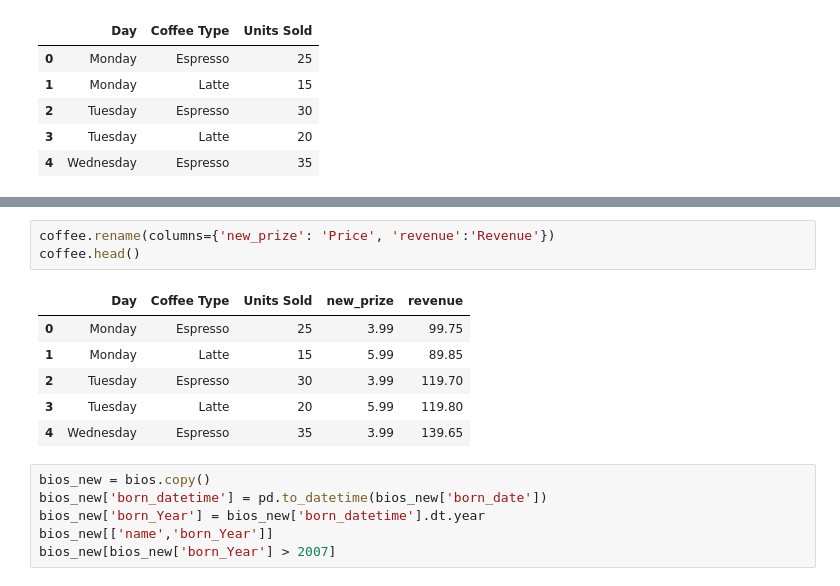
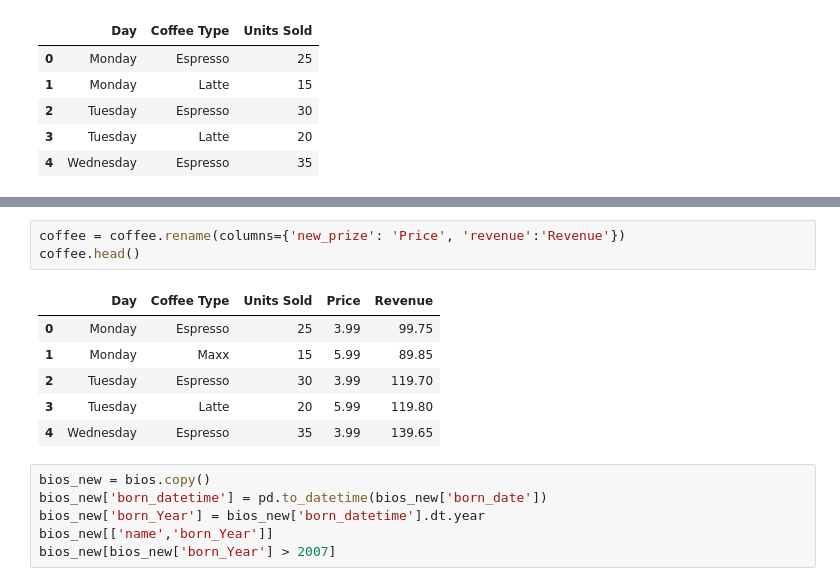
Before and after one commit to pmittal1805/machine-learning-30days, a Jupyter notebook: Day3_Pandas.ipynb, the cells around one changed output, grey strips where cells are left out. Saved outputs shown, nothing was run; the diff lists cells and outputs as text.

```diff
--- a/Day3_Pandas.ipynb
+++ b/Day3_Pandas.ipynb
@@ -291,12 +292,12 @@ coffee.head()
 | 3 | Tuesday | Latte | 20 | 5.99 | 119.80 |
 | 4 | Wednesday | Espresso | 35 | 3.99 | 139.65 |
 # %%
-coffee.rename(columns={'new_prize': 'Price', 'revenue':'Revenue'})
+coffee = coffee.rename(columns={'new_prize': 'Price', 'revenue':'Revenue'})
 coffee.head()
 # %% [output]
-|  | Day | Coffee Type | Units Sold | new_prize | revenue |
+|  | Day | Coffee Type | Units Sold | Price | Revenue |
 | 0 | Monday | Espresso | 25 | 3.99 | 99.75 |
-| 1 | Monday | Latte | 15 | 5.99 | 89.85 |
+| 1 | Monday | Maxx | 15 | 5.99 | 89.85 |
 | 2 | Tuesday | Espresso | 30 | 3.99 | 119.70 |
 | 3 | Tuesday | Latte | 20 | 5.99 | 119.80 |
 | 4 | Wednesday | Espresso | 35 | 3.99 | 139.65 |
```
Also changed, not shown: parts of 20 cells of this notebook.
